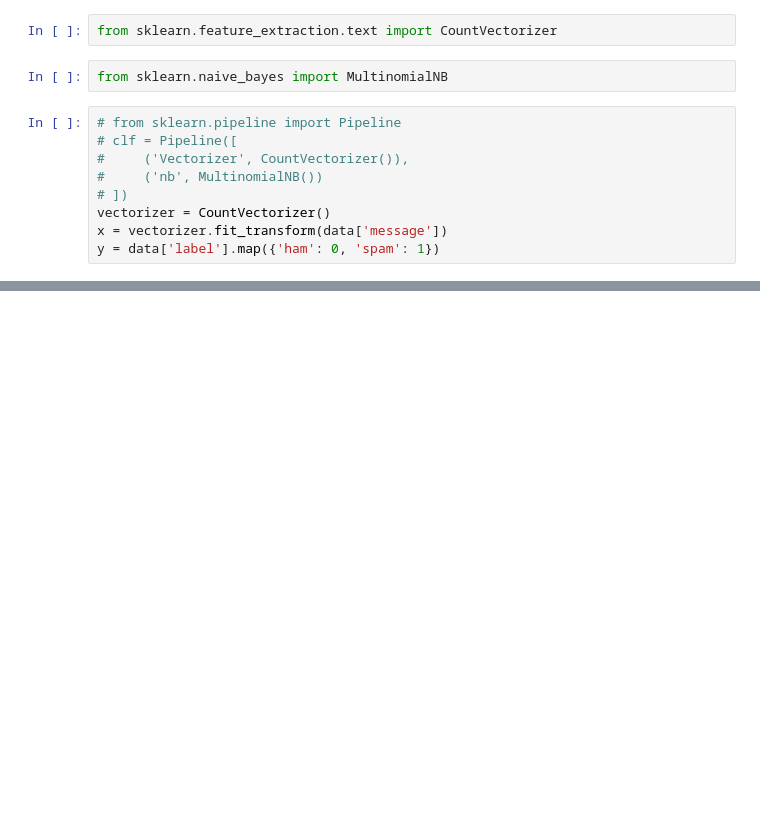
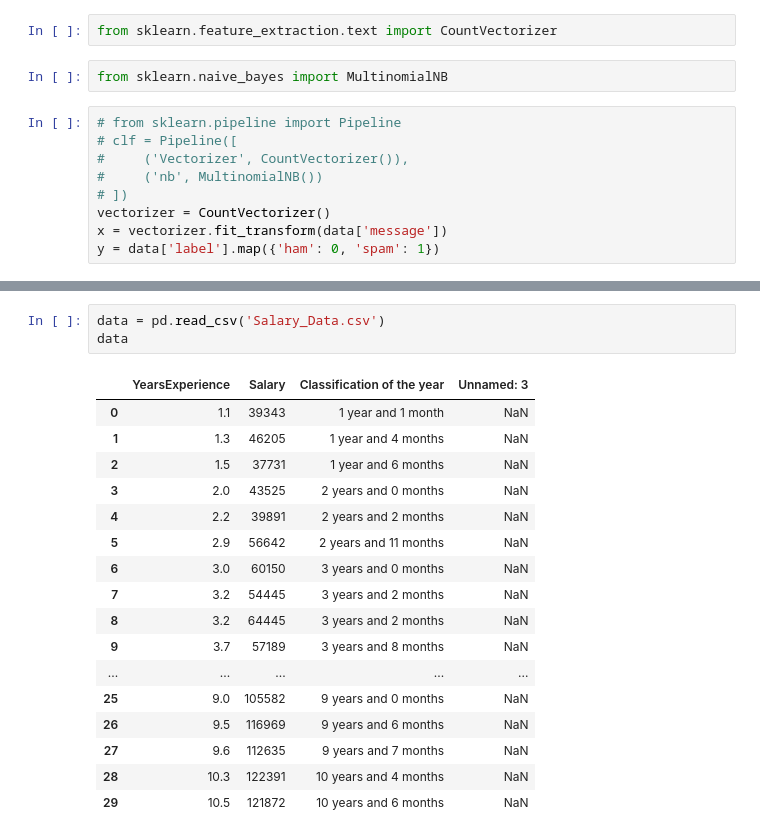
Before and after one commit to Brian342/Jupyter_NoteBook, a Jupyter notebook: Ai.ipynb, the cells around one changed output, grey strips where cells are left out. Cells and saved outputs as stored; diff of their text form; blank space fills up the shorter version.

```diff
--- a/Ai.ipynb
+++ b/Ai.ipynb
@@ -689,0 +648,21 @@ y = data['label'].map({'ham': 0, 'spam': 1})
+# %%
+data = pd.read_csv('Salary_Data.csv')
+data
+# %% [output]
+|  | YearsExperience | Salary | Classification of the year | Unnamed: 3 |
+| 0 | 1.1 | 39343 | 1 year and 1 month | NaN |
+| 1 | 1.3 | 46205 | 1 year and 4 months | NaN |
+| 2 | 1.5 | 37731 | 1 year and 6 months | NaN |
+| 3 | 2.0 | 43525 | 2 years and 0 months | NaN |
+| 4 | 2.2 | 39891 | 2 years and 2 months | NaN |
+| 5 | 2.9 | 56642 | 2 years and 11 months | NaN |
+| 6 | 3.0 | 60150 | 3 years and 0 months | NaN |
+| 7 | 3.2 | 54445 | 3 years and 2 months | NaN |
+| 8 | 3.2 | 64445 | 3 years and 2 months | NaN |
+| 9 | 3.7 | 57189 | 3 years and 8 months | NaN |
+| ... | ... | ... | ... | ... |
+| 25 | 9.0 | 105582 | 9 years and 0 months | NaN |
+| 26 | 9.5 | 116969 | 9 years and 6 months | NaN |
+| 27 | 9.6 | 112635 | 9 years and 7 months | NaN |
+| 28 | 10.3 | 122391 | 10 years and 4 months | NaN |
+| 29 | 10.5 | 121872 | 10 years and 6 months | NaN |
```
Also changed, not shown: parts of 14 cells of this notebook, 5 other files.
